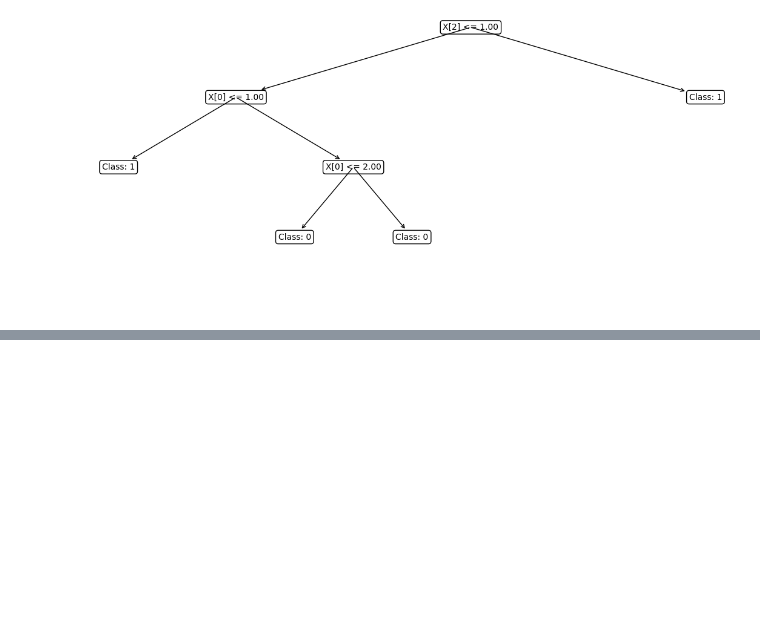
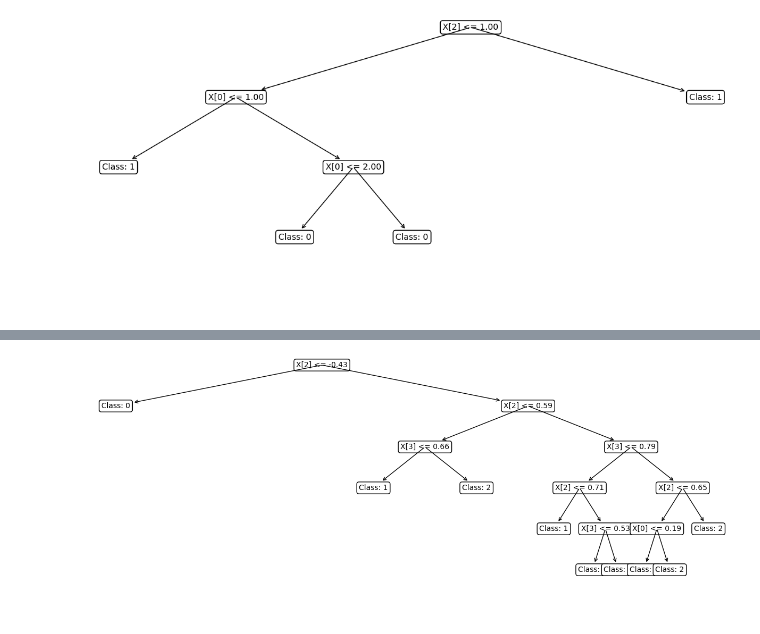
Before and after one commit to ferayame/decision-tree-from-scratch, a Jupyter notebook: dataClassification.ipynb, the cells around one changed output, grey strips where cells are left out. Cells and saved outputs as stored; diff of their text form; code cells hidden in the pictures; blank space fills up the shorter version.

```diff
--- a/dataClassification.ipynb
+++ b/dataClassification.ipynb
@@ -79,0 +180,4 @@ plotter.plot()
+# %%
+data = pd.DataFrame(iris.data, columns=iris.feature_names)
+data['target'] = iris.target
+data
@@ -79,0 +198,7 @@ plotter.plot()
+# %%
+features = data.iloc[:, :-1]
+target = data.iloc[:, -1]
+
+scaler = StandardScaler()
+std_features = pd.DataFrame(scaler.fit_transform(features), columns=features.columns)
+std_features
@@ -79,0 +219,13 @@ plotter.plot()
+# %%
+X_train, X_test, y_train, y_test = train_test_split(std_features, target, test_size=0.2, random_state=42)
+
+tree = DecisionTree(max_depth=5)
+tree.fit(X_train, y_train)
+y_pred = tree.predict(X_test)
+
+
+report = classification_report(y_test, y_pred)
+mse = mean_squared_error(y_test, y_pred)
+mae = mean_absolute_error(y_test, y_pred)
+
+print(f'MSE: {mse}\nMAE: {mae}\nReport: {report}')
@@ -79,0 +244,7 @@ plotter.plot()
+# %%
+from DecisionTreePlotter import DtPlotter #type: ignore
+
+plotter = DtPlotter(tree.tree)
+plotter.plot()
+# %% [output]
+[figure, added]
```
Also changed, not shown: parts of 12 cells of this notebook.
